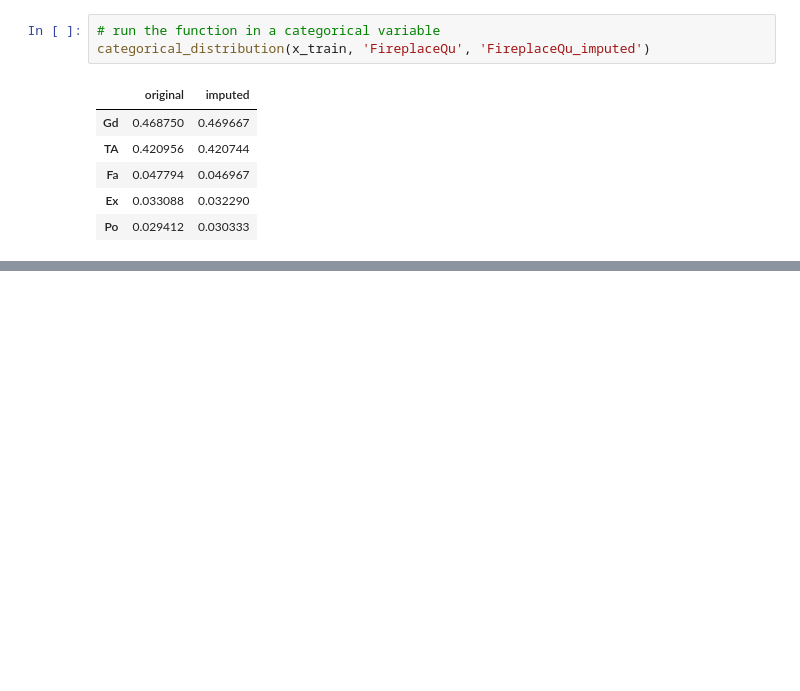
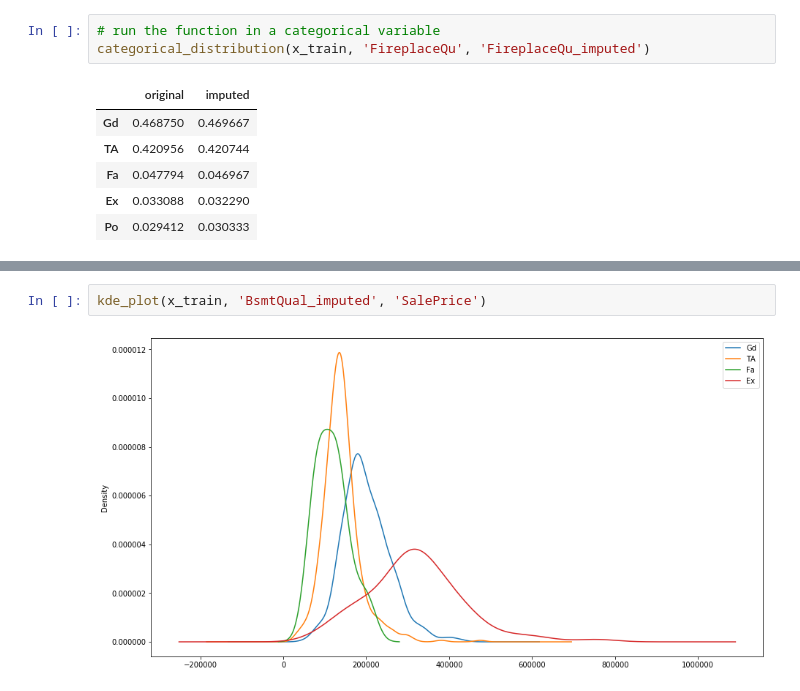
Before and after one commit to KarthikKothareddy/FeatureEngineering, a Jupyter notebook: Missing_Data_Imputation_2.ipynb, the cells around one changed output, grey strips where cells are left out. Drawn from its saved outputs; the diff is of its cells as text; blank space fills up the shorter version.

```diff
--- a/Missing_Data_Imputation_2.ipynb
+++ b/Missing_Data_Imputation_2.ipynb
@@ -777,0 +782,4 @@ def kde_plot(df, feature, target):
+# %%
+kde_plot(x_train, 'BsmtQual_imputed', 'SalePrice')
+# %% [output]
+[figure, added]
```
Also changed, not shown: parts of 4 cells of this notebook.
